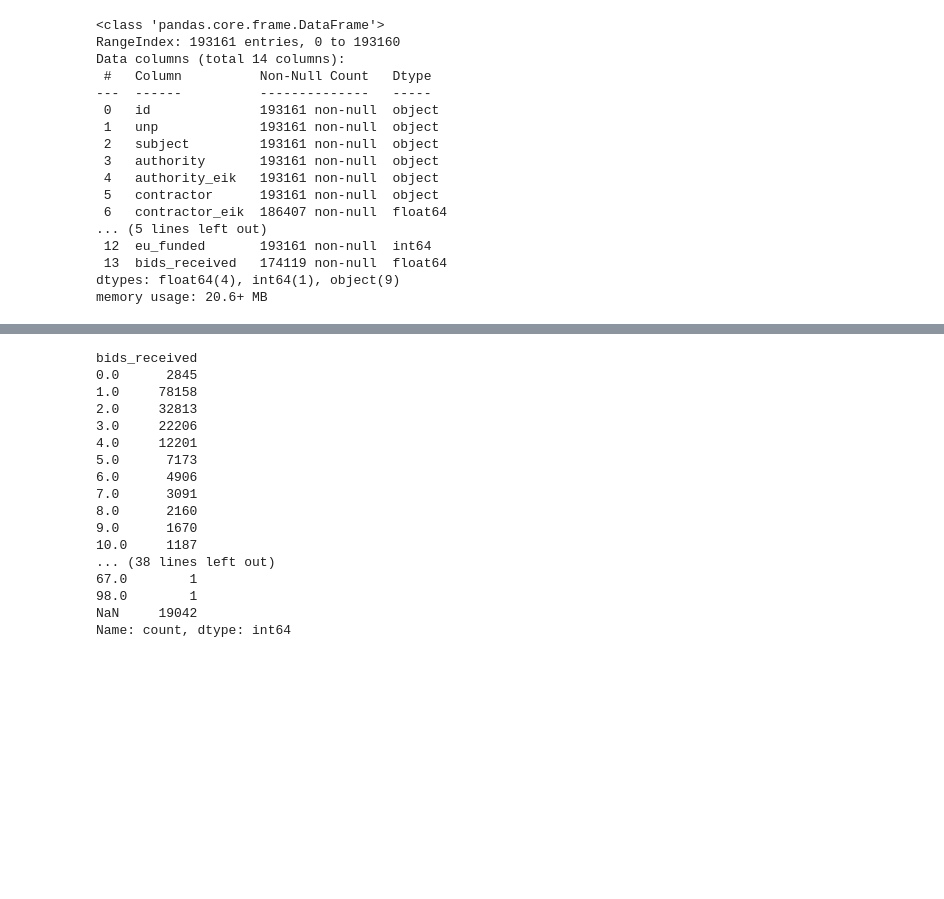
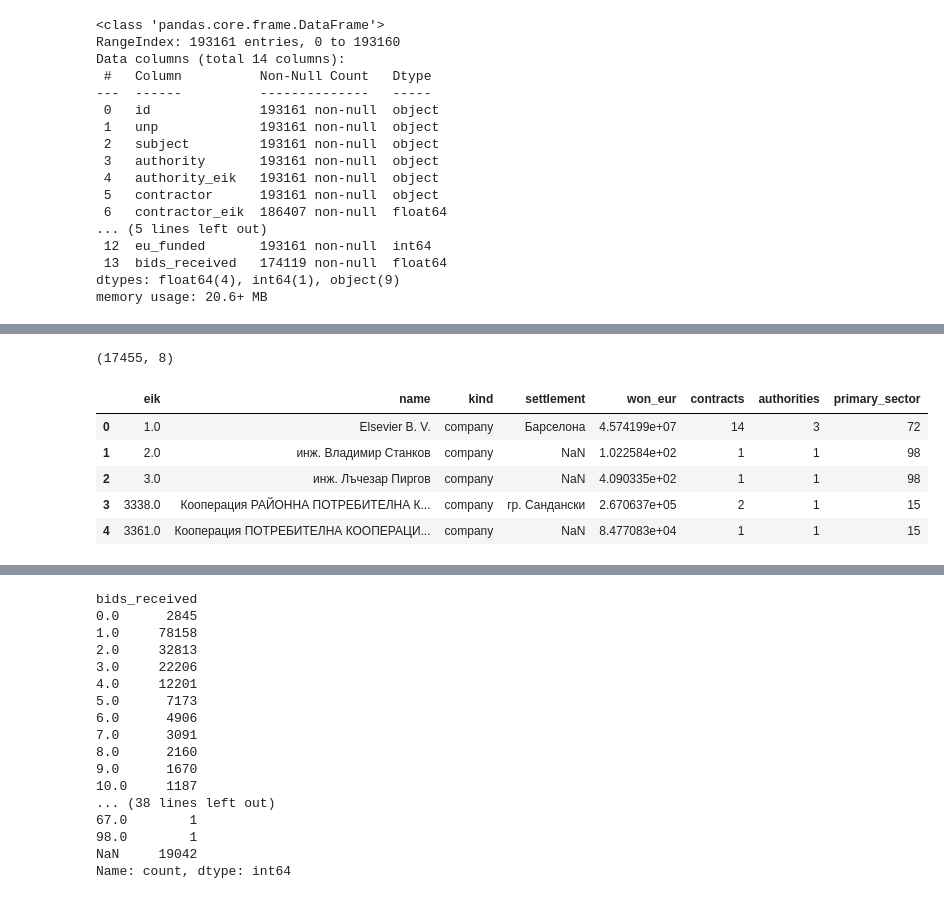
Before and after one commit to DenisMilanov/bg-procurement-single-bid, a Jupyter notebook: notebooks/01-initial-exploration.ipynb, the cells around one changed output, grey strips where cells are left out. Drawn from its saved outputs; the diff is of its cells as text; code cells hidden in the pictures; blank space fills up the shorter version.

```diff
--- a/notebooks/01-initial-exploration.ipynb
+++ b/notebooks/01-initial-exploration.ipynb
@@ -37,0 +94,11 @@ memory usage: 20.6+ MB
+# %%
+print(companies.shape)
+companies.head()
+# %% [output]
+(17455, 8)
+|  | eik | name | kind | settlement | won_eur | contracts | authorities | primary_sector |
+| 0 | 1.0 | Elsevier B. V. | company | Барселона | 4.574199e+07 | 14 | 3 | 72 |
+| 1 | 2.0 | инж. Владимир Станков | company | NaN | 1.022584e+02 | 1 | 1 | 98 |
+| 2 | 3.0 | инж. Лъчезар Пиргов | company | NaN | 4.090335e+02 | 1 | 1 | 98 |
+| 3 | 3338.0 | Кооперация РАЙОННА ПОТРЕБИТЕЛНА К... | company | гр. Сандански | 2.670637e+05 | 2 | 1 | 15 |
+| 4 | 3361.0 | Кооперация ПОТРЕБИТЕЛНА КООПЕРАЦИ... | company | NaN | 8.477083e+04 | 1 | 1 | 15 |
```
Also changed, not shown: parts of 28 cells of this notebook, 4 other files.
